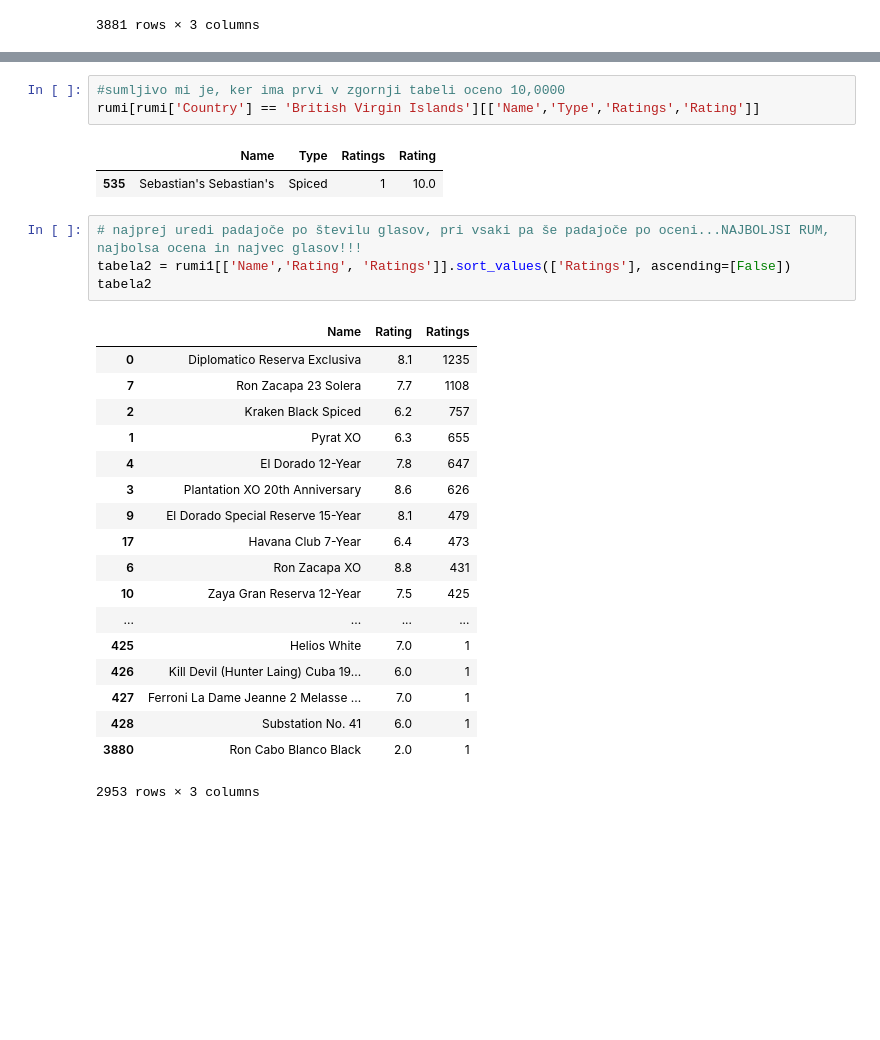
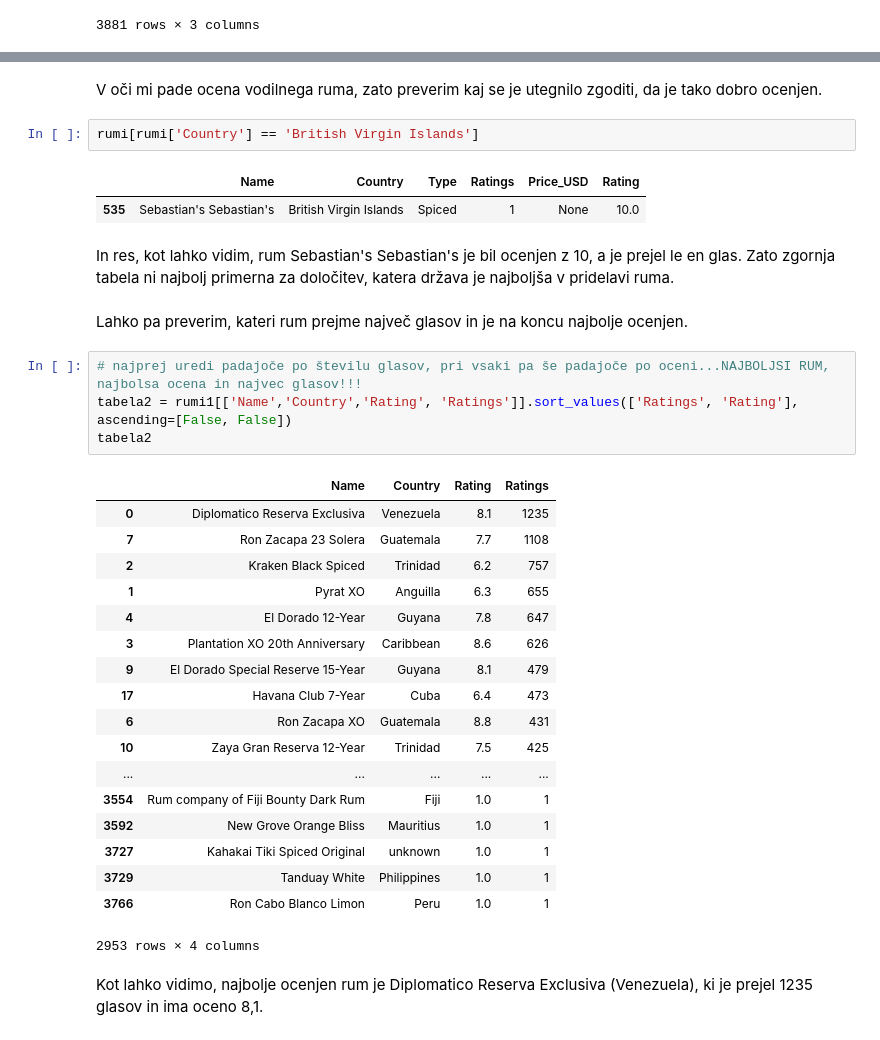
Before and after one commit to nikarobida/Projektna-naloga, a Jupyter notebook: RumiCSV/Untitled.ipynb, the cells around one changed output, grey strips where cells are left out. Cells and saved outputs as stored; diff of their text form; blank space fills up the shorter version.

```diff
--- a/RumiCSV/Untitled.ipynb
+++ b/RumiCSV/Untitled.ipynb
@@ -167,33 +188,40 @@ rating
 | Brasil | 0.000000 |
 | usa | 0.000000 |
 112 rows × 1 columns
-# %%
-#sumljivo mi je, ker ima prvi v zgornji tabeli oceno 10,0000
-rumi[rumi['Country'] == 'British Virgin Islands'][['Name','Type','Ratings','Rating']]
-# %% [output]
-|  | Name | Type | Ratings | Rating |
-| 535 | Sebastian's Sebastian's | Spiced | 1 | 10.0 |
+# %% [markdown]
+V oči mi pade ocena vodilnega ruma, zato preverim kaj se je utegnilo zgoditi, da je tako dobro ocenjen.
+# %%
+rumi[rumi['Country'] == 'British Virgin Islands']
+# %% [output]
+|  | Name | Country | Type | Ratings | Price_USD | Rating |
+| 535 | Sebastian's Sebastian's | British Virgin Islands | Spiced | 1 | None | 10.0 |
+# %% [markdown]
+In res, kot lahko vidim, rum Sebastian's Sebastian's je bil ocenjen z 10, a je prejel le en glas. Zato zgornja tabela ni najbolj primerna za določitev, katera država je najboljša v pridelavi ruma.
+# %% [markdown]
+Lahko pa preverim, kateri rum prejme največ glasov in je na koncu najbolje ocenjen.
 # %%
 # najprej uredi padajoče po številu glasov, pri vsaki pa še padajoče po oceni...NAJBOLJSI RUM, najbolsa ocena in najvec glasov!!!
-tabela2 = rumi1[['Name','Rating', 'Ratings']].sort_values(['Ratings'], ascending=[False])
+tabela2 = rumi1[['Name','Country','Rating', 'Ratings']].sort_values(['Ratings', 'Rating'], ascending=[False, False])
 tabela2
 # %% [output]
-|  | Name | Rating | Ratings |
-| 0 | Diplomatico Reserva Exclusiva | 8.1 | 1235 |
-| 7 | Ron Zacapa 23 Solera | 7.7 | 1108 |
-| 2 | Kraken Black Spiced | 6.2 | 757 |
-| 1 | Pyrat XO | 6.3 | 655 |
-| 4 | El Dorado 12-Year | 7.8 | 647 |
-| 3 | Plantation XO 20th Anniversary | 8.6 | 626 |
-| 9 | El Dorado Special Reserve 15-Year | 8.1 | 479 |
-| 17 | Havana Club 7-Year | 6.4 | 473 |
-| 6 | Ron Zacapa XO | 8.8 | 431 |
-| 10 | Zaya Gran Reserva 12-Year | 7.5 | 425 |
-| ... | ... | ... | ... |
-| 425 | Helios White | 7.0 | 1 |
-| 426 | Kill Devil (Hunter Laing) Cuba 19... | 6.0 | 1 |
-| 427 | Ferroni La Dame Jeanne 2 Melasse ... | 7.0 | 1 |
-| 428 | Substation No. 41 | 6.0 | 1 |
-| 3880 | Ron Cabo Blanco Black | 2.0 | 1 |
+|  | Name | Country | Rating | Ratings |
+| 0 | Diplomatico Reserva Exclusiva | Venezuela | 8.1 | 1235 |
+| 7 | Ron Zacapa 23 Solera | Guatemala | 7.7 | 1108 |
+| 2 | Kraken Black Spiced | Trinidad | 6.2 | 757 |
+| 1 | Pyrat XO | Anguilla | 6.3 | 655 |
+| 4 | El Dorado 12-Year | Guyana | 7.8 | 647 |
+| 3 | Plantation XO 20th Anniversary | Caribbean | 8.6 | 626 |
+| 9 | El Dorado Special Reserve 15-Year | Guyana | 8.1 | 479 |
+| 17 | Havana Club 7-Year | Cuba | 6.4 | 473 |
+| 6 | Ron Zacapa XO | Guatemala | 8.8 | 431 |
+| 10 | Zaya Gran Reserva 12-Year | Trinidad | 7.5 | 425 |
+| ... | ... | ... | ... | ... |
+| 3554 | Rum company of Fiji Bounty Dark Rum | Fiji | 1.0 | 1 |
+| 3592 | New Grove Orange Bliss | Mauritius | 1.0 | 1 |
+| 3727 | Kahakai Tiki Spiced Original | unknown | 1.0 | 1 |
+| 3729 | Tanduay White | Philippines | 1.0 | 1 |
+| 3766 | Ron Cabo Blanco Limon | Peru | 1.0 | 1 |
-2953 rows × 3 columns
+2953 rows × 4 columns
+# %% [markdown]
+Kot lahko vidimo, najbolje ocenjen rum je Diplomatico Reserva Exclusiva (Venezuela), ki je prejel 1235 glasov in ima oceno 8,1.
 # %%
```
Also changed, not shown: parts of 30 cells of this notebook.
